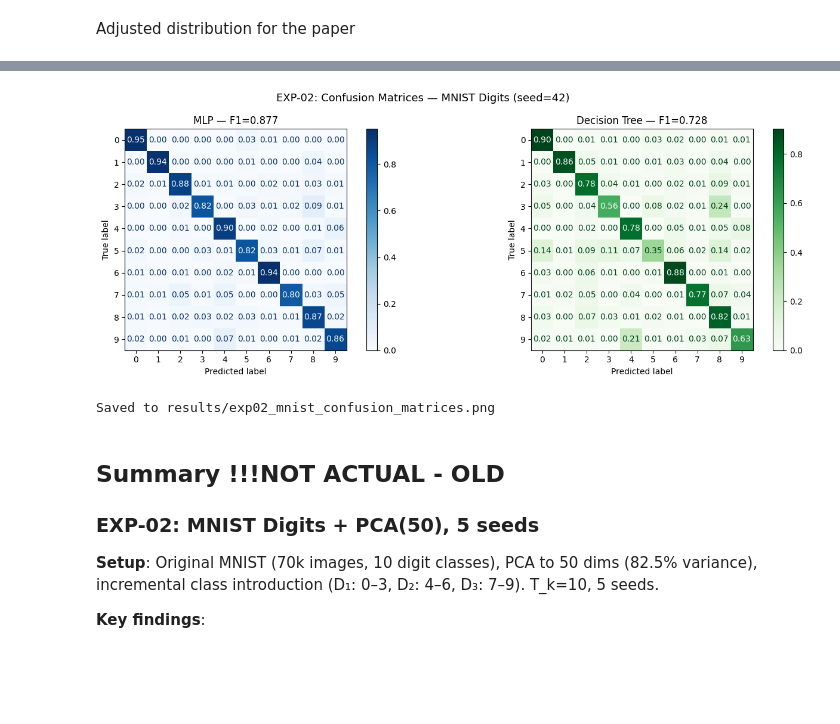
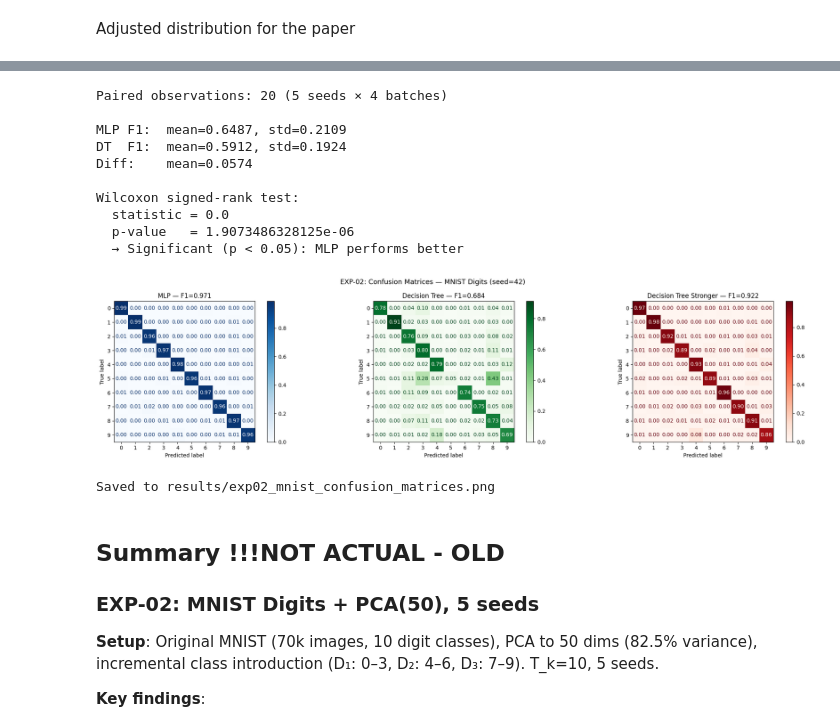
Before and after one commit to magda1231/ML_project, a Jupyter notebook: notebooks/02_learnpp_mnist_digits.ipynb, the cells around one changed output, grey strips where cells are left out. Drawn from its saved outputs; the diff is of its cells as text; code cells hidden in the pictures; blank space fills up the shorter version.

```diff
--- a/notebooks/02_learnpp_mnist_digits.ipynb
+++ b/notebooks/02_learnpp_mnist_digits.ipynb
@@ -455,20 +431,3 @@ def print_learnpp_table(class_perf, gen_perf, model_name, seed):
         test_row += f"{gen_perf[i]*100:6.2f}% | "
     print(test_row)
     print("=" * len(header))
-# %%
-# --- Create incremental batches ---
-X_train_all, y_train_all = X_mnist[:60000], y_mnist[:60000]
-X_test_all, y_test_all = X_mnist[60000:], y_mnist[60000:]
-
-# D1: digits 0, 2, 4, 6, 8 D2 digits 1, 3, 5, 9 D3 digit 7
-batch_classes = [[0, 2, 4, 6, 8], [1, 3, 5, 9], [7]]
-
-batches_mnist = []
-for classes in batch_classes:
-    mask = np.isin(y_train_all, classes)
-    batches_mnist.append((X_train_all[mask], y_train_all[mask]))
-
-print("Batch design (MNIST Digits):")
-for i, (X_b, y_b) in enumerate(batches_mnist, 1):
-    print(f"  D{i}: {len(X_b)} samples, digits {np.unique(y_b).tolist()}")
-print(f"Test set: {len(X_test_all)} samples")
@@ -1404,42 +931,89 @@ Wilcoxon signed-rank test:
   → Significant (p < 0.05): MLP performs better
+# %%
+# --- Wilcoxon Signed-Rank Test ---
+from scipy.stats import wilcoxon
+
+f1_mlp_all = np.array([f1 for r in all_results_mlp for f1 in r['batch_f1']])
+f1_dt_strong_all = np.array([f1 for r in all_results_dt_strong for f1 in r['batch_f1']])
+
+n_pairs = len(f1_mlp_all)
+print(f"Paired observations: {n_pairs} ({len(SEEDS)} seeds × {len(batches_3)} batches)")
+print(f"\nMLP F1:  mean={f1_mlp_all.mean():.4f}, std={f1_mlp_all.std():.4f}")
+print(f"DT  F1:  mean={f1_dt_strong_all.mean():.4f}, std={f1_dt_strong_all.std():.4f}")
+print(f"Diff:    mean={np.mean(f1_mlp_all - f1_dt_strong_all):.4f}")
+
+if n_pairs >= 5:
+    stat, p_value = wilcoxon(f1_mlp_all, f1_dt_strong_all)
+    print(f"\nWilcoxon signed-rank test:")
+    print(f"  statistic = {stat}")
+    print(f"  p-value   = {p_value}")
+    if p_value < 0.05:
+        w = "MLP" if np.mean(f1_mlp_all) > np.mean(f1_dt_strong_all) else "Decision Tree"
+        print(f"  → Significant (p < 0.05): {w} performs better")
+    else:
+        print(f"  → No significant difference (p ≥ 0.05)")
+# %% [output]
+Paired observations: 20 (5 seeds × 4 batches)
+
+MLP F1:  mean=0.6487, std=0.2109
+DT  F1:  mean=0.5912, std=0.1924
+Diff:    mean=0.0574
+
+Wilcoxon signed-rank test:
+  statistic = 0.0
+  p-value   = 1.9073486328125e-06
+  → Significant (p < 0.05): MLP performs better
 # %%
 # --- Confusion Matrices ---
 np.random.seed(42)
 cm_mlp = LearnPP(base_learner_factory=make_paper_learner, T_k=10)
 with warnings.catch_warnings():
     warnings.simplefilter("ignore")
-    for X_batch, y_batch in batches_mnist:
+    for X_batch, y_batch in batches_3:
         cm_mlp.partial_fit(X_batch, y_batch)
 y_pred_mlp = cm_mlp.predict(X_test_all)
 
 np.random.seed(42)
 cm_dt = LearnPP(base_learner_factory=make_recommended_learner, T_k=10)
-for X_batch, y_batch in batches_mnist:
+for X_batch, y_batch in batches_3:
     cm_dt.partial_fit(X_batch, y_batch)
 y_pred_dt = cm_dt.predict(X_test_all)
 
-fig, (ax1, ax2) = plt.subplots(1, 2, figsize=(14, 5))
+cm_dt_stronger = LearnPP(base_learner_factory=make_recommended_learner_but_strong, T_k=10)
+for X_batch, y_batch in batches_3:
+    cm_dt_stronger.partial_fit(X_batch, y_batch)
+y_pred_dt_stronger = cm_dt_stronger.predict(X_test_all)
+
+fig, (ax1, ax2, ax3) = plt.subplots(1, 3, figsize=(21, 5))
 digit_labels = [str(d) for d in range(10)]
 
 ConfusionMatrixDisplay.from_predictions(
     y_test_all, y_pred_mlp, display_labels=digit_labels,
     ax=ax1, cmap='Blues', normalize='true', values_format='.2f'
 )
 ax1.set_title(f'MLP — F1={f1_score(y_test_all, y_pred_mlp, average="macro"):.3f}')
 
 ConfusionMatrixDisplay.from_predictions(
     y_test_all, y_pred_dt, display_labels=digit_labels,
     ax=ax2, cmap='Greens', normalize='true', values_format='.2f'
 )
 ax2.set_title(f'Decision Tree — F1={f1_score(y_test_all, y_pred_dt, average="macro"):.3f}')
 
+
+ConfusionMatrixDisplay.from_predictions(
+    y_test_all, y_pred_dt_stronger, display_labels=digit_labels,
+    ax=ax3, cmap='Reds', normalize='true', values_format='.2f'
+)
+ax3.set_title(f'Decision Tree Stronger — F1={f1_score(y_test_all, y_pred_dt_stronger, average="macro"):.3f}')
+
+
 plt.suptitle('EXP-02: Confusion Matrices — MNIST Digits (seed=42)', fontsize=13)
 plt.tight_layout()
 plt.savefig('../results/exp02_mnist_confusion_matrices.png', dpi=150, bbox_inches='tight')
 plt.show()
 print("Saved to results/exp02_mnist_confusion_matrices.png")
 # %% [output]
-[figure, old version]
+[figure, new version]
 Saved to results/exp02_mnist_confusion_matrices.png
 # %% [markdown]
 ## Summary !!!NOT ACTUAL - OLD
```
Also changed, not shown: parts of 21 cells of this notebook, 1 other file.
